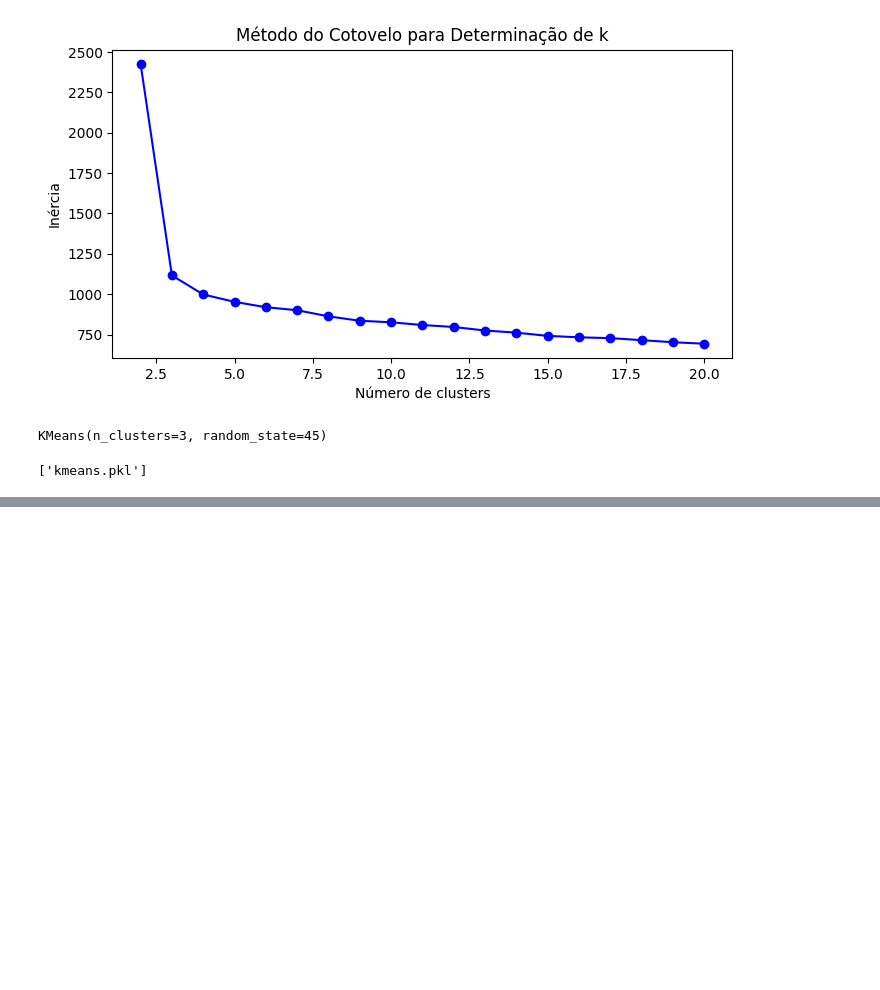
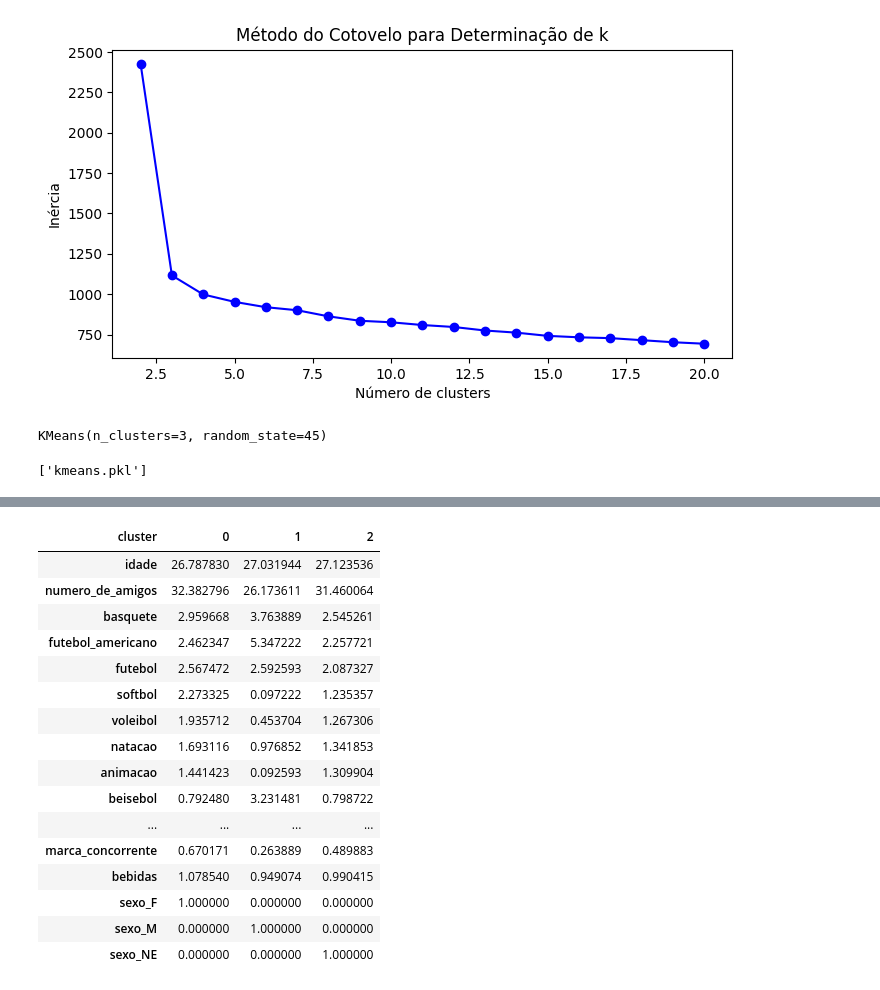
Before and after one commit to Cr0l3y/ML_Unsupervised, a Jupyter notebook: projeto.ipynb, the cells around one changed output, grey strips where cells are left out. Cells and saved outputs as stored; diff of their text form; code cells hidden in the pictures; blank space fills up the shorter version.

```diff
--- a/projeto.ipynb
+++ b/projeto.ipynb
@@ -325,0 +347,24 @@ joblib.dump(mod_kmeans, 'kmeans.pkl')
+# %%
+dados_analise['cluster'] = mod_kmeans.labels_
+# %%
+#Caracteristicas por media 3 modos de melhoria separado
+cluster_media= dados_analise.groupby('cluster').mean()
+cluster_media.T
+# %% [output]
+| cluster | 0 | 1 | 2 |
+| idade | 26.787830 | 27.031944 | 27.123536 |
+| numero_de_amigos | 32.382796 | 26.173611 | 31.460064 |
+| basquete | 2.959668 | 3.763889 | 2.545261 |
+| futebol_americano | 2.462347 | 5.347222 | 2.257721 |
+| futebol | 2.567472 | 2.592593 | 2.087327 |
+| softbol | 2.273325 | 0.097222 | 1.235357 |
+| voleibol | 1.935712 | 0.453704 | 1.267306 |
+| natacao | 1.693116 | 0.976852 | 1.341853 |
+| animacao | 1.441423 | 0.092593 | 1.309904 |
+| beisebol | 0.792480 | 3.231481 | 0.798722 |
+| ... | ... | ... | ... |
+| marca_concorrente | 0.670171 | 0.263889 | 0.489883 |
+| bebidas | 1.078540 | 0.949074 | 0.990415 |
+| sexo_F | 1.000000 | 0.000000 | 0.000000 |
+| sexo_M | 0.000000 | 1.000000 | 0.000000 |
+| sexo_NE | 0.000000 | 0.000000 | 1.000000 |
```
Also changed, not shown: parts of 6 cells of this notebook, 1 other file.
